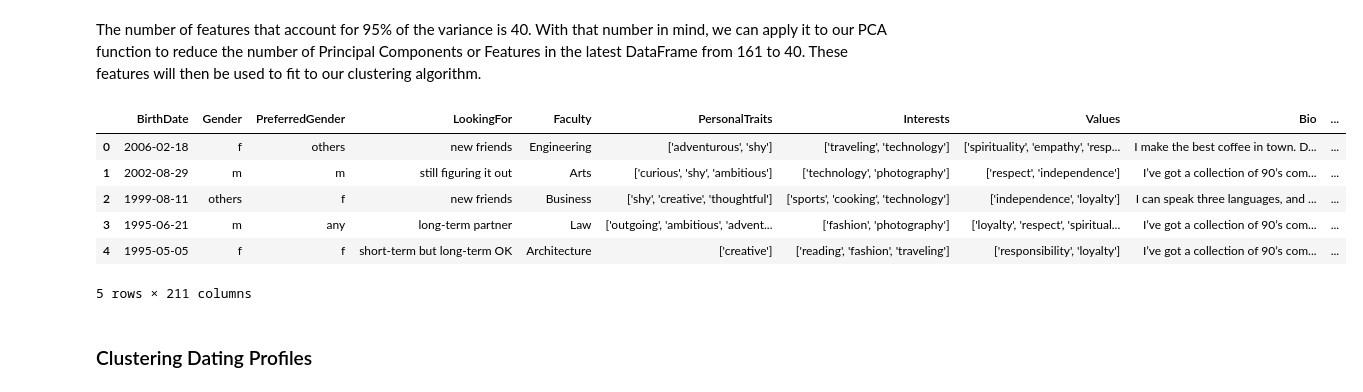
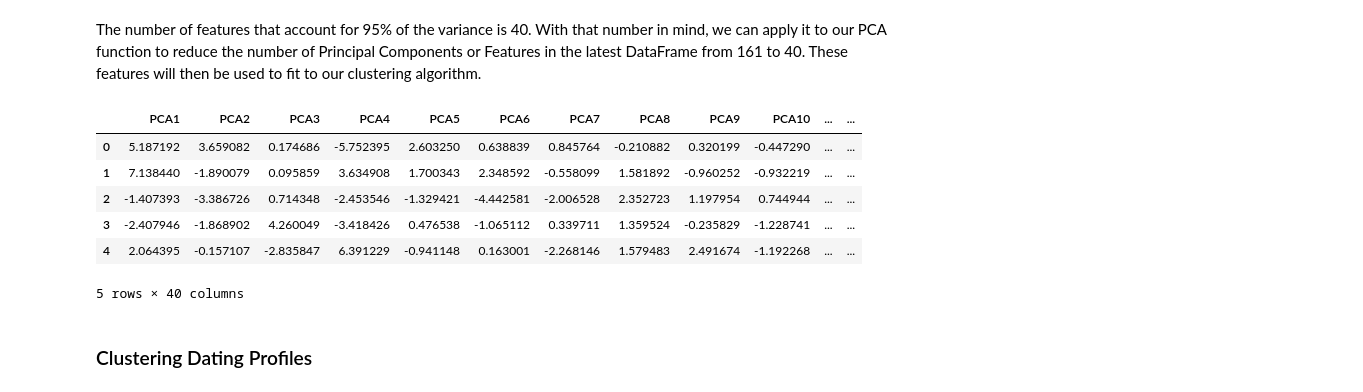
Before and after one commit to KhopSun/DatingApp_MatchMaking, a Jupyter notebook: Workspace.ipynb, the cells around one changed output. Saved outputs shown, nothing was run; the diff lists cells and outputs as text; code cells hidden in the pictures.

```diff
--- a/Workspace.ipynb
+++ b/Workspace.ipynb
@@ -593,11 +590,11 @@ df_for_model = pd.concat([df_profiles_3, df_pca_40], axis=1)
 # %%
-df_for_model.head()
+df_pca_40.head()
 # %% [output]
-|  | BirthDate | Gender | PreferredGender | LookingFor | Faculty | PersonalTraits | Interests | Values | Bio | ... |
-| 0 | 2006-02-18 | f | others | new friends | Engineering | ['adventurous', 'shy'] | ['traveling', 'technology'] | ['spirituality', 'empathy', 'resp... | I make the best coffee in town. D... | ... |
-| 1 | 2002-08-29 | m | m | still figuring it out | Arts | ['curious', 'shy', 'ambitious'] | ['technology', 'photography'] | ['respect', 'independence'] | I’ve got a collection of 90’s com... | ... |
-| 2 | 1999-08-11 | others | f | new friends | Business | ['shy', 'creative', 'thoughtful'] | ['sports', 'cooking', 'technology'] | ['independence', 'loyalty'] | I can speak three languages, and ... | ... |
-| 3 | 1995-06-21 | m | any | long-term partner | Law | ['outgoing', 'ambitious', 'advent... | ['fashion', 'photography'] | ['loyalty', 'respect', 'spiritual... | I’ve got a collection of 90’s com... | ... |
-| 4 | 1995-05-05 | f | f | short-term but long-term OK | Architecture | ['creative'] | ['reading', 'fashion', 'traveling'] | ['responsibility', 'loyalty'] | I’ve got a collection of 90’s com... | ... |
+|  | PCA1 | PCA2 | PCA3 | PCA4 | PCA5 | PCA6 | PCA7 | PCA8 | PCA9 | PCA10 | ... | ... |
+| 0 | 5.187192 | 3.659082 | 0.174686 | -5.752395 | 2.603250 | 0.638839 | 0.845764 | -0.210882 | 0.320199 | -0.447290 | ... | ... |
+| 1 | 7.138440 | -1.890079 | 0.095859 | 3.634908 | 1.700343 | 2.348592 | -0.558099 | 1.581892 | -0.960252 | -0.932219 | ... | ... |
+| 2 | -1.407393 | -3.386726 | 0.714348 | -2.453546 | -1.329421 | -4.442581 | -2.006528 | 2.352723 | 1.197954 | 0.744944 | ... | ... |
+| 3 | -2.407946 | -1.868902 | 4.260049 | -3.418426 | 0.476538 | -1.065112 | 0.339711 | 1.359524 | -0.235829 | -1.228741 | ... | ... |
+| 4 | 2.064395 | -0.157107 | -2.835847 | 6.391229 | -0.941148 | 0.163001 | -2.268146 | 1.579483 | 2.491674 | -1.192268 | ... | ... |
-5 rows × 211 columns
+5 rows × 40 columns
 # %%
```
Also changed, not shown: parts of 5 cells of this notebook.
